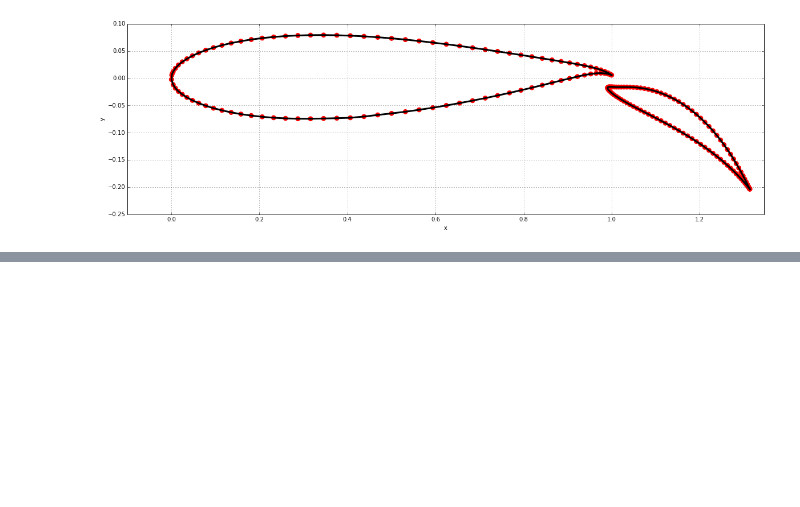
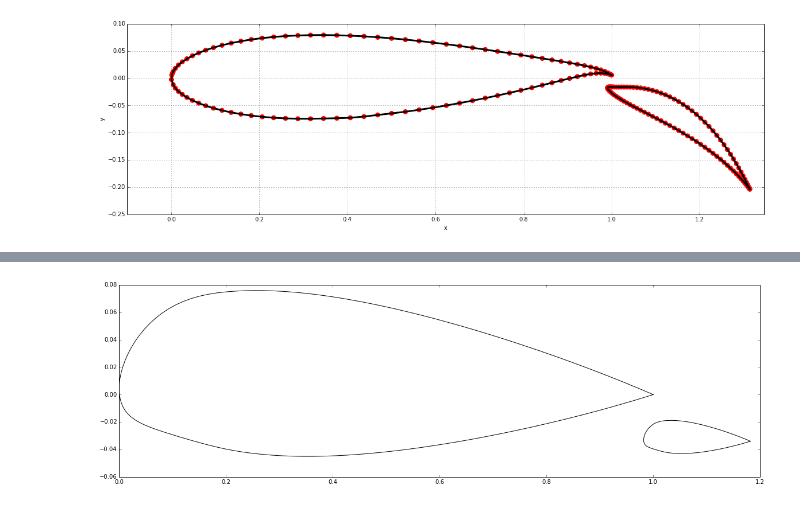
Before and after one commit to cbell14/Aero_Hydro, a Jupyter notebook: 2D_Multi_Element_Airfoil.ipynb, the cells around one changed output, grey strips where cells are left out. Cells and saved outputs as stored; diff of their text form; code cells hidden in the pictures; blank space fills up the shorter version.

```diff
--- a/2D_Multi_Element_Airfoil.ipynb
+++ b/2D_Multi_Element_Airfoil.ipynb
@@ -420,0 +480,18 @@ NameError: name 'abs100' is not defined
+# %%
+N_main, N_flap = 150, 150
+
+with open ('./resources/NACA23012_MainFoil.csv') as file_name:
+    xm, ym = np.genfromtxt(file_name, dtype=float, delimiter=',',\
+    unpack=True)
+
+with open ('./resources/NACA23012_FlapFoil.csv') as file_name:
+    xf, yf = np.genfromtxt(file_name, dtype=float, delimiter=',',\
+    unpack=True)
+
+length = (np.max(xm) - np.min(xm) + (np.max(xf) - np.min(xf)))
+
+%matplotlib inline
+plt.figure(figsize=(20,6))
+plt.plot(xm,ym, xf, yf, color='k', linestyle='-');
+# %% [output]
+[figure, added]
```
Also changed, not shown: parts of 30 cells of this notebook, 2 other files.
